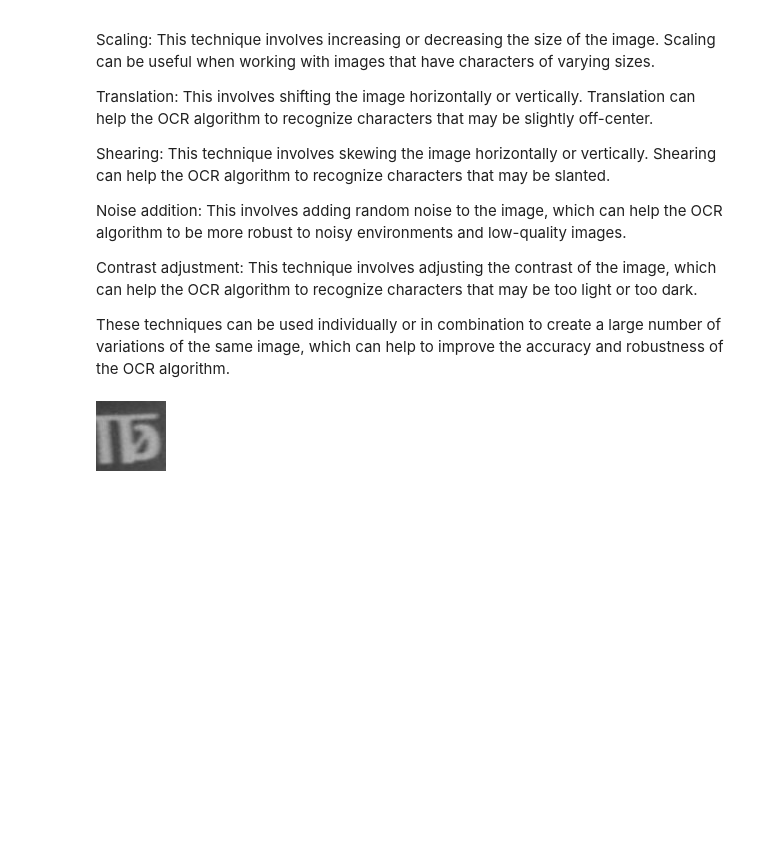
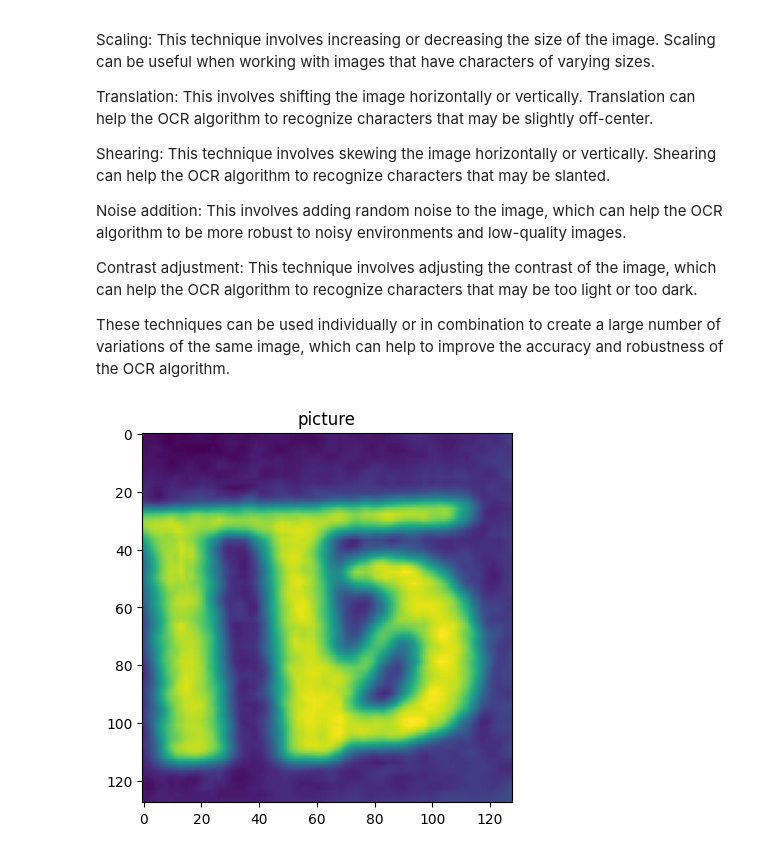
Before and after one commit to ShaileshAdhikari/nepali-text-classification, a Jupyter notebook: image_processing/experiment.ipynb, the cells around one changed output. Cells and saved outputs as stored; diff of their text form; code cells hidden in the pictures; blank space fills up the shorter version.

```diff
--- a/image_processing/experiment.ipynb
+++ b/image_processing/experiment.ipynb
@@ -68,9 +69,16 @@ These techniques can be used individually or in combination to create a large nu
 Horizontal_Flipping_Transformation = transforms.Compose([
     transforms.RandomHorizontalFlip(p=1),
     transforms.CenterCrop(70),
+    # transforms.RandomGrayscale(p=1),
+    transforms.Resize((128, 128)),
+    # transforms.ToTensor()
 ])
 hr_flip_image = Horizontal_Flipping_Transformation(image1)
 
-transforms.functional.to_grayscale(hr_flip_image)
+hr_flip_image = transforms.functional.to_grayscale(hr_flip_image)
+
+hr_flip_image = transforms.ToTensor()(hr_flip_image)
-# %% [output]
-[figure, removed]
+# %%
+Show_Image(hr_flip_image.reshape(128,128))
+# %% [output]
+[figure, added]
```
Also changed, not shown: parts of 5 cells of this notebook, 1 other file.
